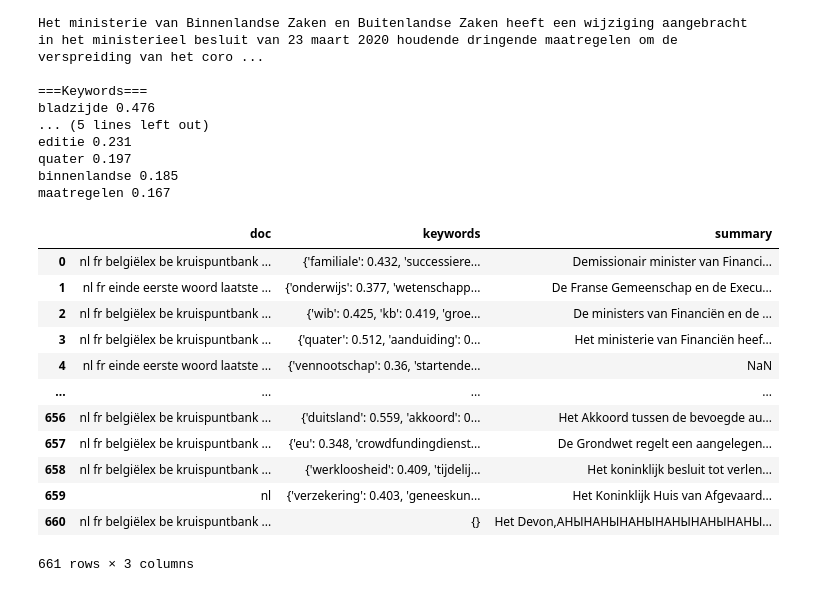
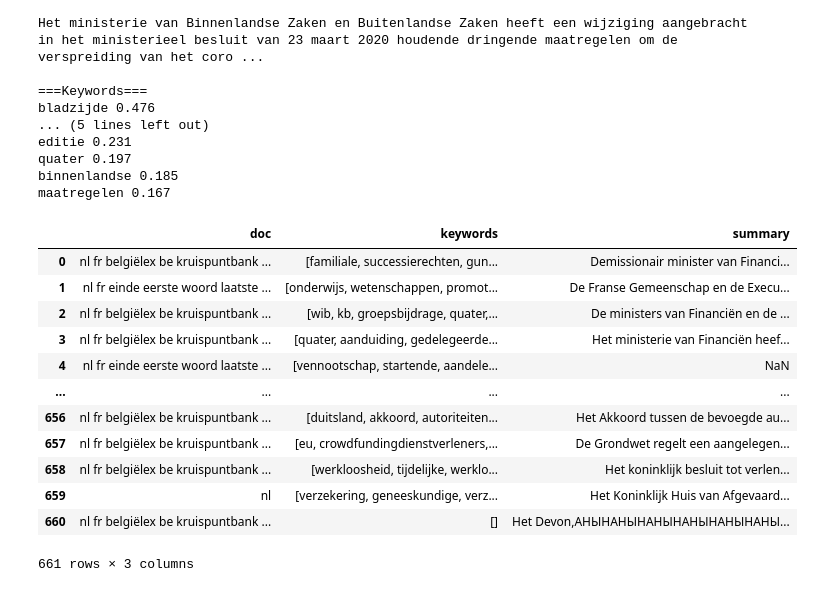
Before and after one commit to obkiche/KPMG_tax_documents, a Jupyter notebook: sumrize-keywors.ipynb, the cells around one changed output. Saved outputs shown, nothing was run; the diff lists cells and outputs as text; code cells hidden in the pictures.

```diff
--- a/sumrize-lda-keywors.ipynb
+++ b/sumrize-keywors.ipynb
@@ -264,35 +265,35 @@ maatregelen 0.167
 # %%
 #generate tf-idf for all documents in your list. docs_test has 500 documents
 tf_idf_vector=tfidf_transformer.transform(cv.transform(docs_test))
 
 results=[]
 for i in range(tf_idf_vector.shape[0]):
 
     # get vector for a single document
     curr_vector=tf_idf_vector[i]
 
     #sort the tf-idf vector by descending order of scores
     sorted_items=sort_coo(curr_vector.tocoo())
 
     #extract only the top n; n here is 10
     keywords=extract_topn_from_vector(feature_names,sorted_items,10)
 
 
-    results.append(keywords)
+    results.append(list(keywords.keys()))
 
 df=pd.DataFrame(zip(docs,results, docs_summery),columns=['doc','keywords', "summary"])
 df
 # %% [output]
 |  | doc | keywords | summary |
-| 0 | nl fr belgiëlex be kruispuntbank ... | {'familiale': 0.432, 'successiere... | Demissionair minister van Financi... |
-| 1 | nl fr einde eerste woord laatste ... | {'onderwijs': 0.377, 'wetenschapp... | De Franse Gemeenschap en de Execu... |
-| 2 | nl fr belgiëlex be kruispuntbank ... | {'wib': 0.425, 'kb': 0.419, 'groe... | De ministers van Financiën en de ... |
-| 3 | nl fr belgiëlex be kruispuntbank ... | {'quater': 0.512, 'aanduiding': 0... | Het ministerie van Financiën heef... |
-| 4 | nl fr einde eerste woord laatste ... | {'vennootschap': 0.36, 'startende... | NaN |
+| 0 | nl fr belgiëlex be kruispuntbank ... | [familiale, successierechten, gun... | Demissionair minister van Financi... |
+| 1 | nl fr einde eerste woord laatste ... | [onderwijs, wetenschappen, promot... | De Franse Gemeenschap en de Execu... |
+| 2 | nl fr belgiëlex be kruispuntbank ... | [wib, kb, groepsbijdrage, quater,... | De ministers van Financiën en de ... |
+| 3 | nl fr belgiëlex be kruispuntbank ... | [quater, aanduiding, gedelegeerde... | Het ministerie van Financiën heef... |
+| 4 | nl fr einde eerste woord laatste ... | [vennootschap, startende, aandele... | NaN |
 | ... | ... | ... | ... |
-| 656 | nl fr belgiëlex be kruispuntbank ... | {'duitsland': 0.559, 'akkoord': 0... | Het Akkoord tussen de bevoegde au... |
-| 657 | nl fr belgiëlex be kruispuntbank ... | {'eu': 0.348, 'crowdfundingdienst... | De Grondwet regelt een aangelegen... |
-| 658 | nl fr belgiëlex be kruispuntbank ... | {'werkloosheid': 0.409, 'tijdelij... | Het koninklijk besluit tot verlen... |
-| 659 | nl | {'verzekering': 0.403, 'geneeskun... | Het Koninklijk Huis van Afgevaard... |
-| 660 | nl fr belgiëlex be kruispuntbank ... | {} | Het Devon,АНЫНАНЫНАНЫНАНЫНАНЫНАНЫ... |
+| 656 | nl fr belgiëlex be kruispuntbank ... | [duitsland, akkoord, autoriteiten... | Het Akkoord tussen de bevoegde au... |
+| 657 | nl fr belgiëlex be kruispuntbank ... | [eu, crowdfundingdienstverleners,... | De Grondwet regelt een aangelegen... |
+| 658 | nl fr belgiëlex be kruispuntbank ... | [werkloosheid, tijdelijke, werklo... | Het koninklijk besluit tot verlen... |
+| 659 | nl | [verzekering, geneeskundige, verz... | Het Koninklijk Huis van Afgevaard... |
+| 660 | nl fr belgiëlex be kruispuntbank ... | [] | Het Devon,АНЫНАНЫНАНЫНАНЫНАНЫНАНЫ... |
 661 rows × 3 columns
```
Also changed, not shown: parts of 2 cells of this notebook.
